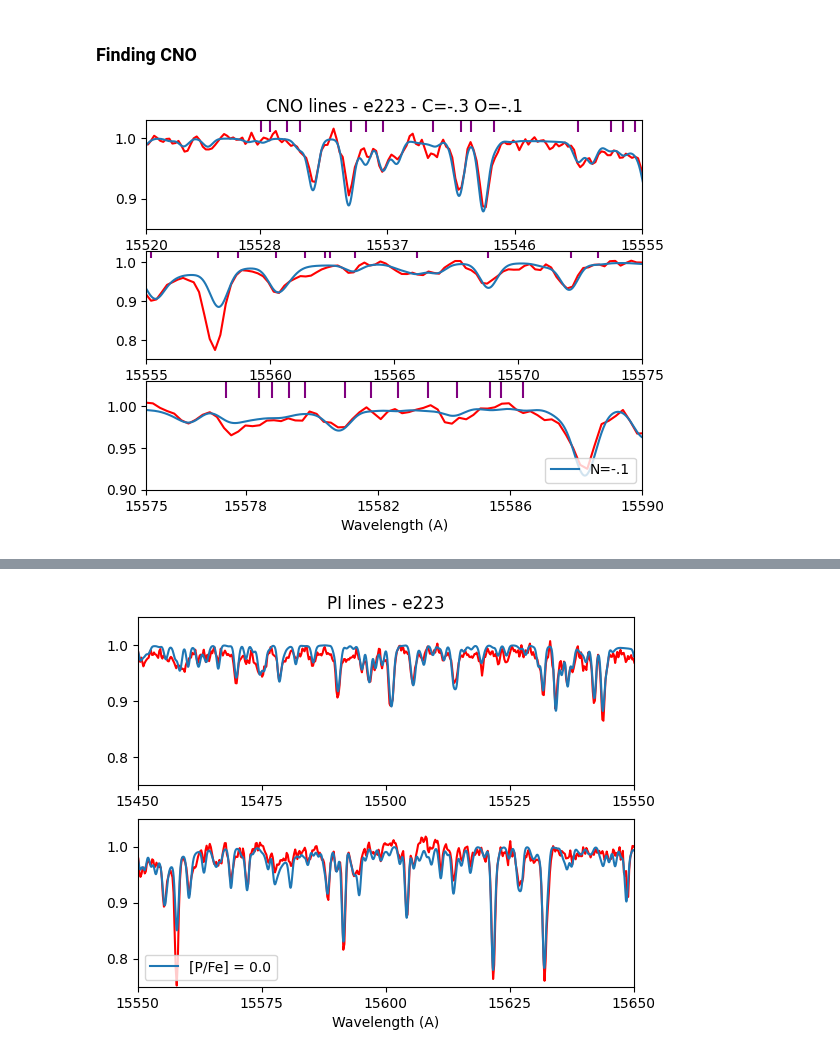
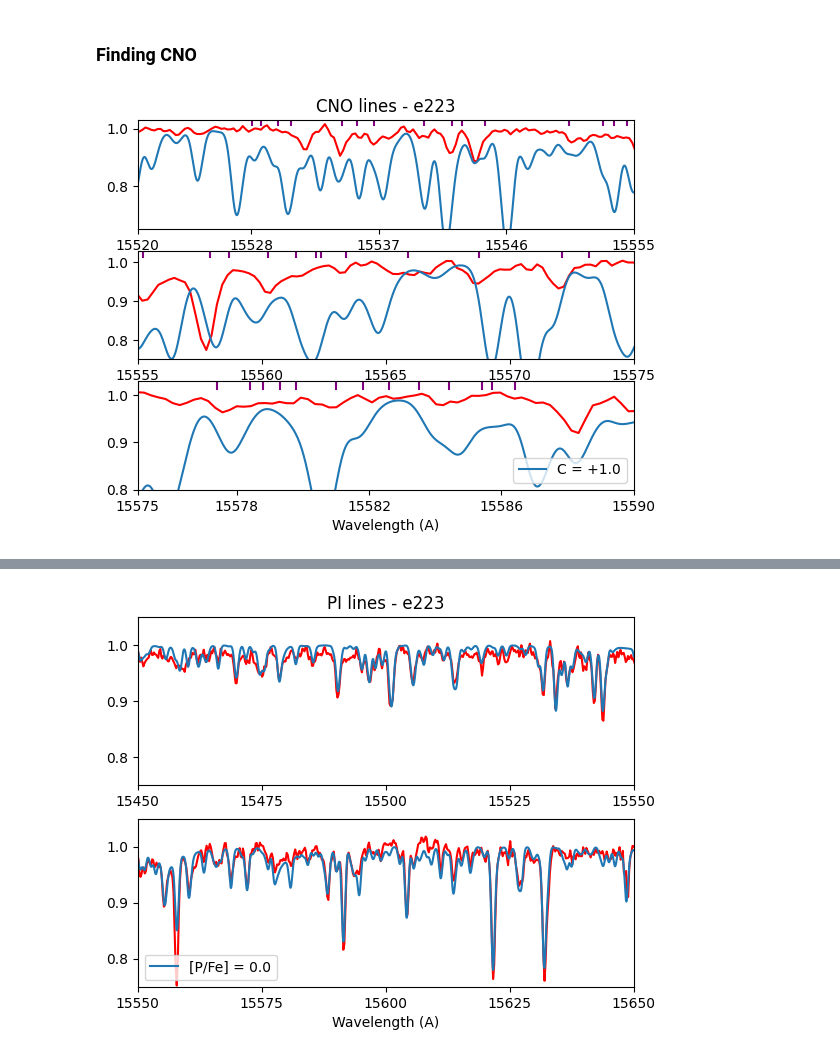
Before and after one commit to bornofthesea/synther, a Jupyter notebook: Plot/syntplot.ipynb, the cells around one changed output, grey strips where cells are left out. Drawn from its saved outputs; the diff is of its cells as text; code cells hidden in the pictures.

```diff
--- a/Plot/syntplot.ipynb
+++ b/Plot/syntplot.ipynb
@@ -555,13 +555,13 @@ plotP(speclist, "n6723-35401.dat", label, starname,
 # %% [markdown]
 ### Finding CNO
 # %%
-speclist = ["e223xbcm03nm01om01.dat"]
-starname = 'e223 - C=-.3 O=-.1'
-label = ["N=-.1"]
+speclist = ["e223c.dat"]
+starname = 'e223'
+label = ["C = +1.0"]
 plotC(speclist, "e223.dat", label, starname,
       xoffset1 = -6.15, yoffset1 = 0.080, ncorr1 = 1.1,
       xoffset2 = -6.3, yoffset2 = 0.060, ncorr2 = 1.1,
-      xoffset3 = -6.3, yoffset3 = 0.155, ncorr3 = 1.2,
-      ylim1 = (0.85, 1.03), ylim2 = (0.75, 1.03), ylim3 = (0.9, 1.03))
+      xoffset3 = -6.3, yoffset3 = 0.080, ncorr3 = 1.1,
+      ylim1 = (0.65, 1.03), ylim2 = (0.75, 1.03), ylim3 = (0.8, 1.03))
 # %% [output]
-[figure, old version]
+[figure, new version]
```
Also changed, not shown: parts of 1 cell of this notebook, 1 other file.
